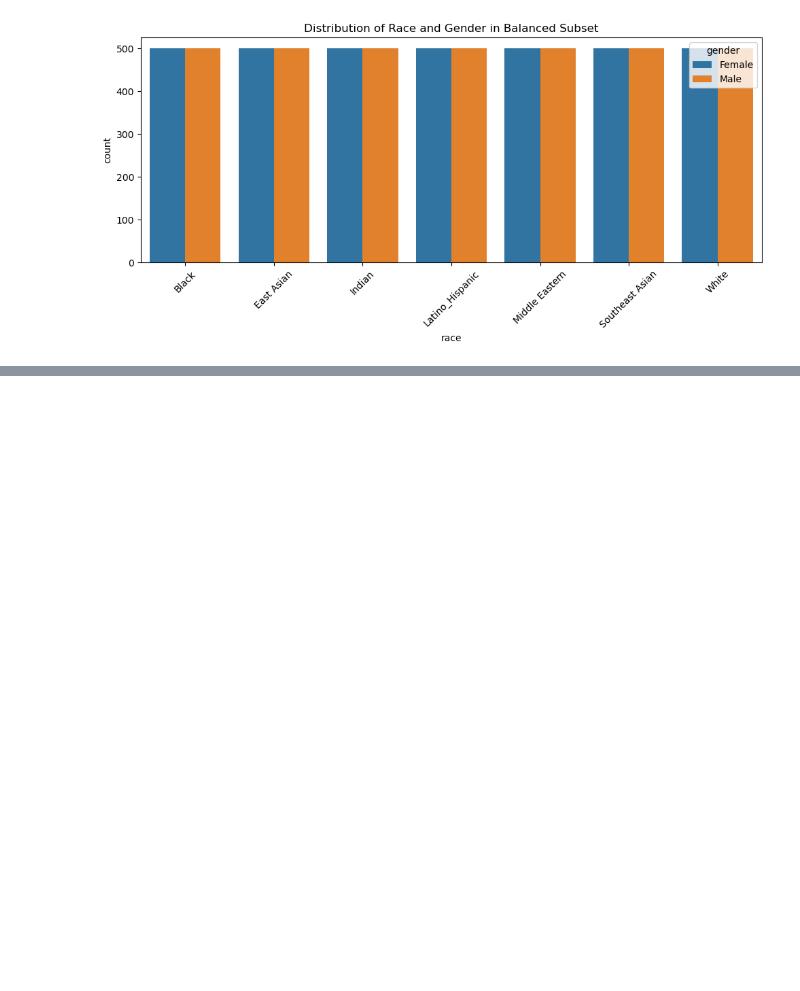
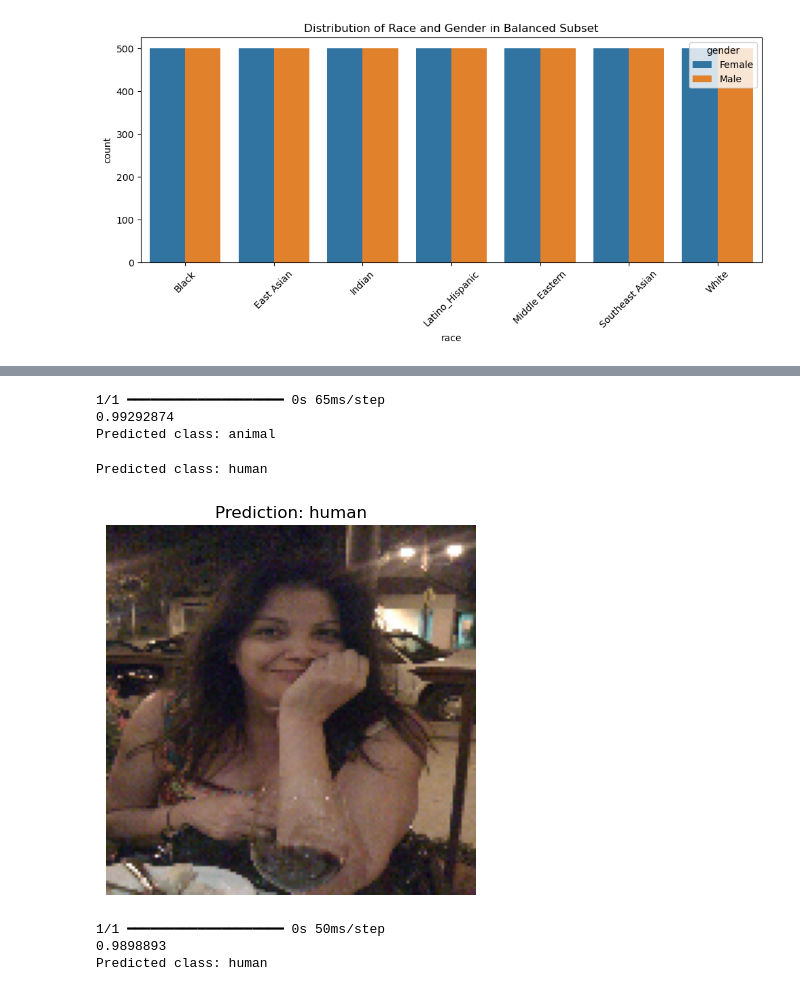
Before and after one commit to lobral2728/ucb_ml_capstone, a Jupyter notebook: UCB_ML_Capstone.ipynb, the cells around one changed output, grey strips where cells are left out. Cells and saved outputs as stored; diff of their text form; code cells hidden in the pictures; blank space fills up the shorter version.

```diff
--- a/UCB_ML_Capstone.ipynb
+++ b/UCB_ML_Capstone.ipynb
@@ -111,0 +350,36 @@ for img in df_balanced['file']:
+# %%
+# Define image path and target size
+img_path = "data\\my_pics\\20091001_044700000_iOS.jpg"
+img_size = (128, 128)
+
+# Load the image
+img = image.load_img(img_path, target_size=img_size)
+
+# Convert to array and add batch dimension
+img_array = image.img_to_array(img)
+img_array = img_array / 255.0  # normalize like training
+img_array = np.expand_dims(img_array, axis=0)  # shape becomes (1, 128, 128, 3)
+# %%
+# Predict
+prediction = model.predict(img_array)
+
+# For binary classification, sigmoid output: closer to 0 = class 0, closer to 1 = class 1
+predicted_label = int(prediction[0][0] > 0.5)
+print(prediction[0][0])
+print(f"Predicted class: {class_names[pred_label]}")
+# %% [output]
+1/1 ━━━━━━━━━━━━━━━━━━━━ 0s 65ms/step
+0.99292874
+Predicted class: animal
+# %%
+# Print the result using class_names
+print(f"Predicted class: {class_names[predicted_label]}")
+
+# Optional: show the image with prediction
+plt.imshow(img)
+plt.axis('off')
+plt.title(f"Prediction: {class_names[predicted_label]}")
+plt.show()
+# %% [output]
+Predicted class: human
+[figure, added]
@@ -111,0 +398,12 @@ for img in df_balanced['file']:
+# %%
+# Predict
+prediction = model.predict(img_array)
+
+# For binary classification, sigmoid output: closer to 0 = class 0, closer to 1 = class 1
+pred_label = int(prediction[0][0] > 0.5)
+print(prediction[0][0])
+print(f"Predicted class: {class_names[pred_label]}")
+# %% [output]
+1/1 ━━━━━━━━━━━━━━━━━━━━ 0s 50ms/step
+0.9898893
+Predicted class: human
```
Also changed, not shown: parts of 22 cells of this notebook.
